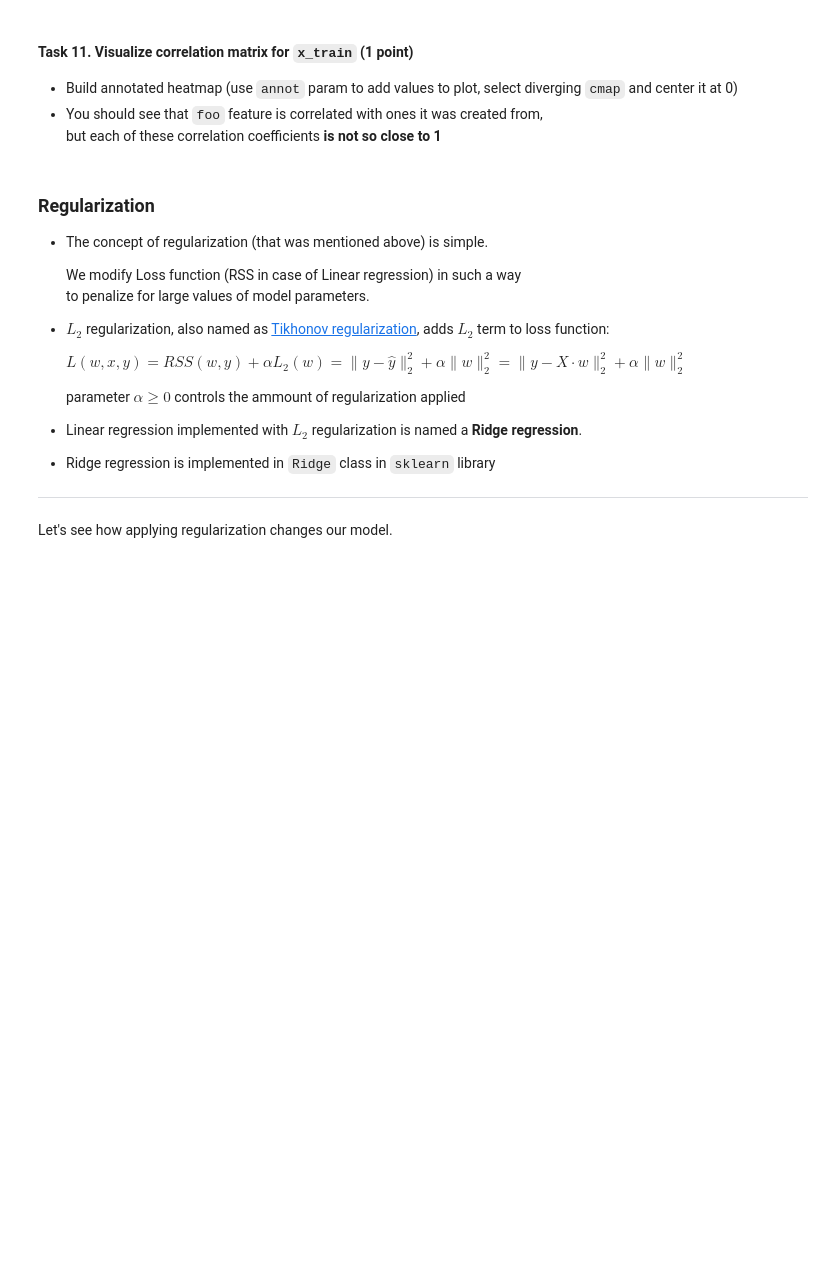
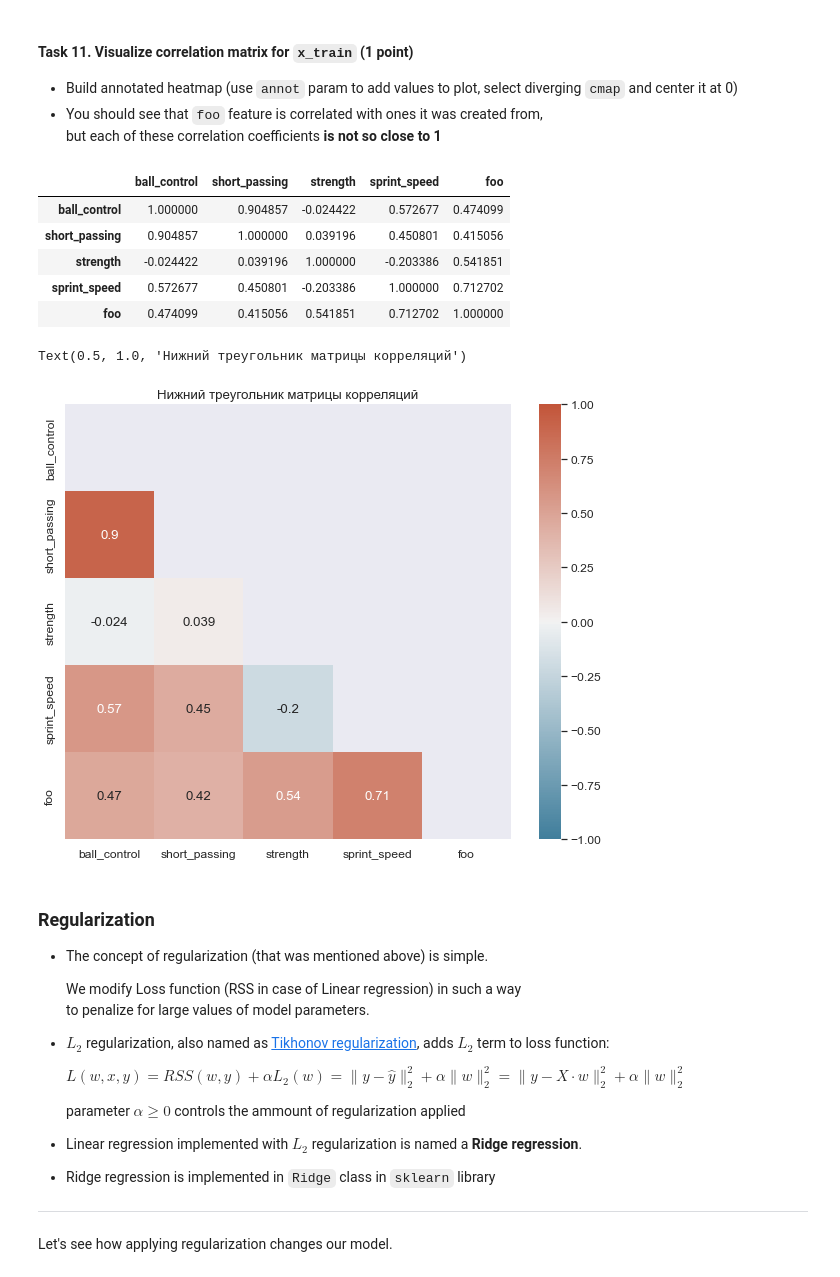
Before and after one commit to Sekai-no-uragawa/RS-School, a Jupyter notebook: 3_Linear_Regression/linear_regression.ipynb, the cells around one changed output. Drawn from its saved outputs; the diff is of its cells as text; code cells hidden in the pictures; blank space fills up the shorter version.

```diff
--- a/3_Linear_Regression/linear_regression.ipynb
+++ b/3_Linear_Regression/linear_regression.ipynb
@@ -1516,7 +1548,22 @@ l2_norm(model.coef_)
 * You should see that `foo` feature is correlated with ones it was created from,<br>
   but each of these correlation coefficients **is not so close to 1**
 # %%
-# your code here
+plt.figure(figsize=(10,8))
+corr = x_train.corr(method='pearson')
+display(corr)
+mask = np.triu(np.ones_like(corr, dtype=bool))
+cmap = sns.diverging_palette(230, 20, as_cmap=True)
+sns.heatmap(data=corr, annot=True, vmin=-1, vmax=1, mask=mask, cmap=cmap, center=0)
+plt.title('Нижний треугольник матрицы корреляций')
+# %% [output]
+|  | ball_control | short_passing | strength | sprint_speed | foo |
+| ball_control | 1.000000 | 0.904857 | -0.024422 | 0.572677 | 0.474099 |
+| short_passing | 0.904857 | 1.000000 | 0.039196 | 0.450801 | 0.415056 |
+| strength | -0.024422 | 0.039196 | 1.000000 | -0.203386 | 0.541851 |
+| sprint_speed | 0.572677 | 0.450801 | -0.203386 | 1.000000 | 0.712702 |
+| foo | 0.474099 | 0.415056 | 0.541851 | 0.712702 | 1.000000 |
+Text(0.5, 1.0, 'Нижний треугольник матрицы корреляций')
+[figure, added]
 # %% [markdown]
 ### Regularization
 
```
Also changed, not shown: parts of 73 cells of this notebook.
